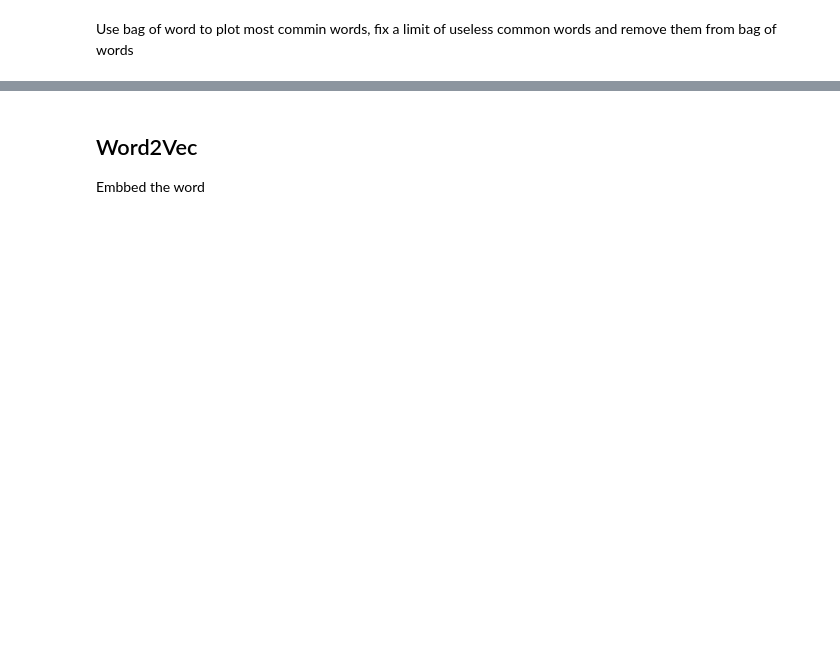
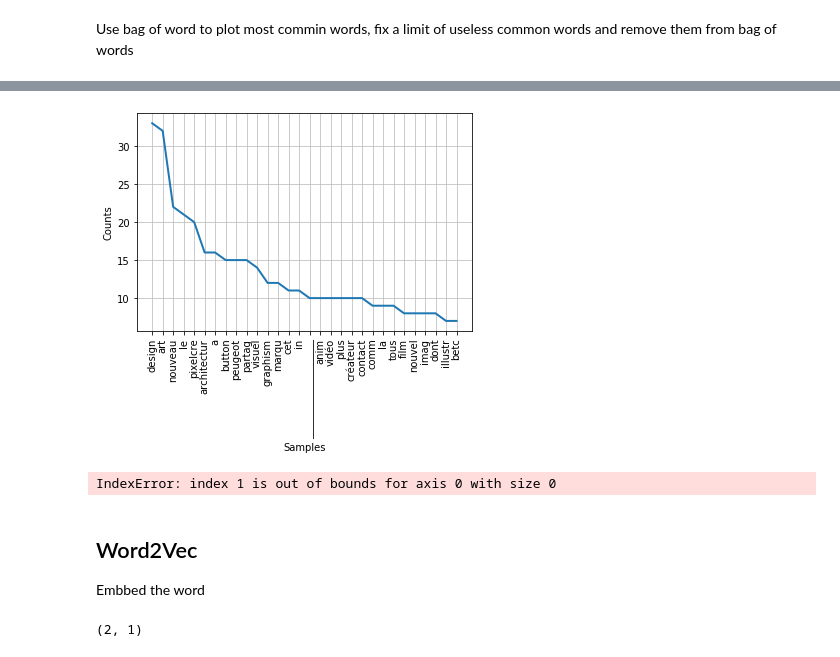
Before and after one commit to AAS97/INF554-LinkPredictionProject, a Jupyter notebook: Text_Embedding.ipynb, the cells around one changed output, grey strips where cells are left out. Drawn from its saved outputs; the diff is of its cells as text; code cells hidden in the pictures; blank space fills up the shorter version.

```diff
--- a/Text_Embedding.ipynb
+++ b/Text_Embedding.ipynb
@@ -120,0 +184,15 @@ ModuleNotFoundError: No module named 'nltk'
+# %%
+sno = SnowballStemmer('french')
+print("Linguistic root of \'aimer\'")
+print(sno.stem('aimer'))
+
+node_info_snl = {}
+
+def stemming_lemming(node):
+    node_info_snl[node] = []
+    for w in node_info_filtered[node]:
+        node_info_snl[node].append(sno.stem(w))
+
+Parallel(n_jobs = -2, require='sharedmem')(delayed(stemming_lemming)(node) for node in node_info_filtered)
+
+#stemming_lemming(1)
@@ -120,0 +219,6 @@ ModuleNotFoundError: No module named 'nltk'
+# %%
+fdist = FreqDist(node_info_snl[999])
+fdist.plot(30,cumulative=False)
+plt.show()
+# %% [output]
+[figure, added]
@@ -121,6 +238,22 @@ ModuleNotFoundError: No module named 'nltk'
+# %%
+bow = {}
+def build_bag(node):
+    bow[node] = np.zeros(len(dict_full))
+    for w in node_info_snl[node]:
+        bow[dict_full[w]][node] += 1
+
+build_bag(1)
+Parallel(n_jobs = -2, require='sharedmem')(delayed(build_bag)(node) for node in node_info_snl)
+# %% [output]
+IndexError: index 1 is out of bounds for axis 0 with size 0
 # %%
 ##print BOW to json for using in the ML algo
 # %% [markdown]
 ## Word2Vec
 
 Embbed the word
+# %%
+a = np.array([[1],[2]])
+print(a.shape)
+# %% [output]
+(2, 1)
```
Also changed, not shown: parts of 20 cells of this notebook.
